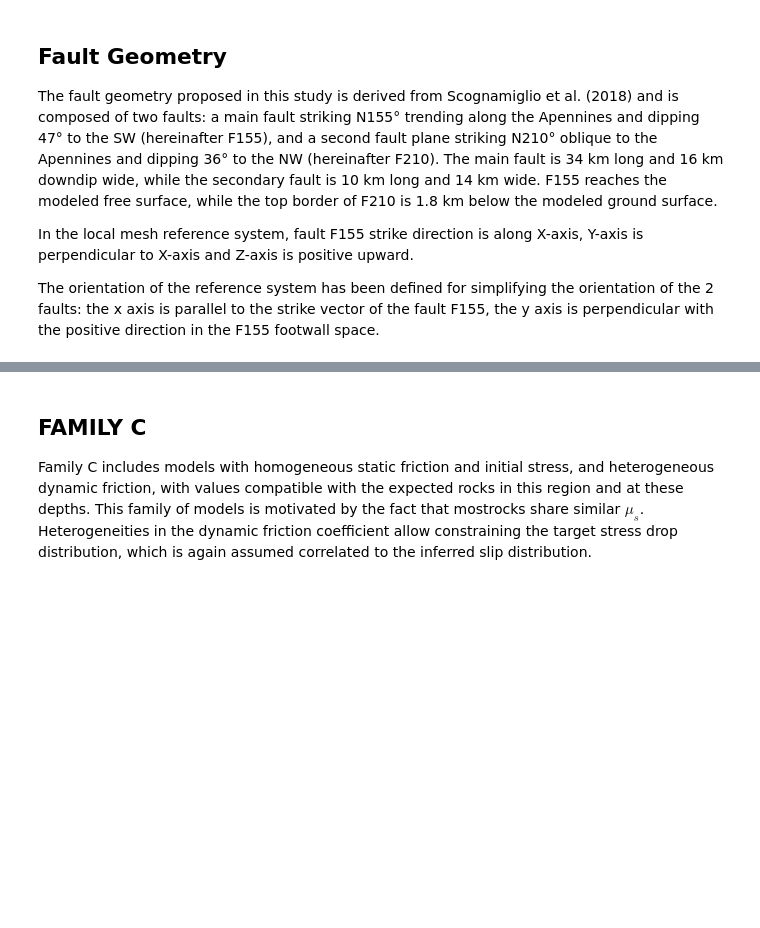
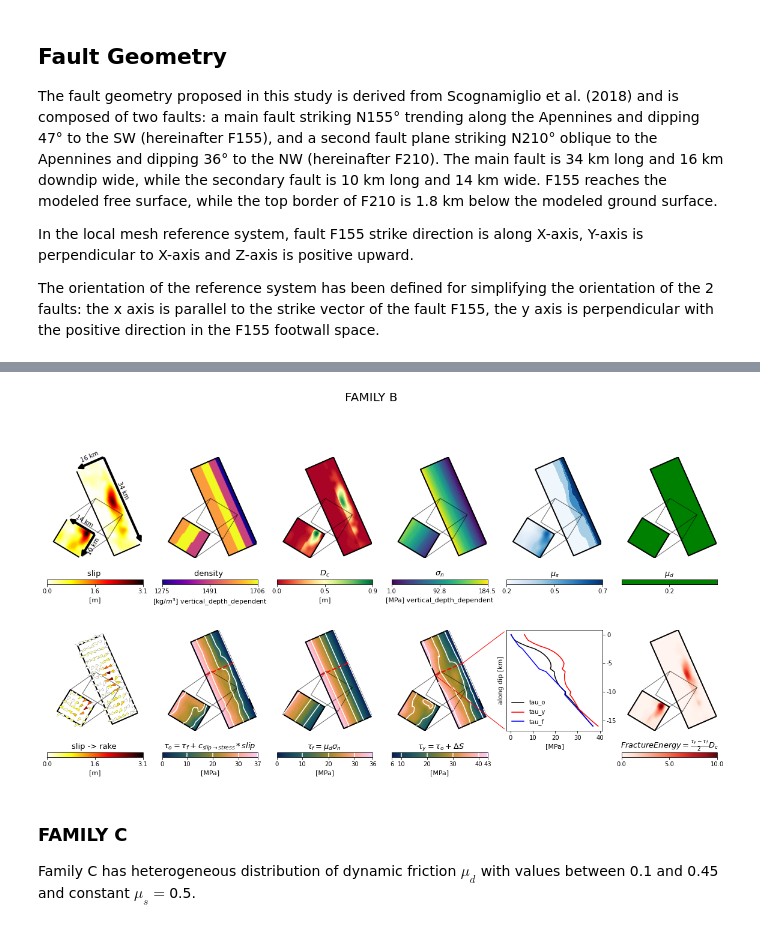
Before and after one commit to git-taufiq/NorciaMultiFault, a Jupyter notebook: FAMILIES.ipynb, the cells around one changed output, grey strips where cells are left out. Drawn from its saved outputs; the diff is of its cells as text; code cells hidden in the pictures; blank space fills up the shorter version.

Commit message:
update the notebook
finilize the figures and the parameters

```diff
--- a/FAMILIES.ipynb
+++ b/FAMILIES.ipynb
@@ -810,7 +868,7 @@ NORMAL_STRESS_b[NORMAL_STRESS_b < sn_thre] = sn_thre
 # %%
 # family B parameters
 # -------------------------
-NOME_SIMULAZIONE='B_family'
+NOME_SIMULAZIONE='Family B'
 
 # dynamic friction (𝜇𝑑), static friction (𝜇𝑠)
 # -------------------------------------------------
@@ -833,15 +891,15 @@ TAU_0_b=TAU_F_b+slip_b*SLIP_2_STRESS_FACTOR_b
 # Strengh excess  Δ𝑆  is defined as a function of the distance from the hypocenter
 # -----------------------------------------------------------------------------------------------
 # Δ𝑆 = ((𝜏𝑚𝑎𝑥𝑦−𝜏𝑚𝑖𝑛𝑦)/𝑟𝑐) ∗ 𝑟 + 𝜏𝑚𝑖𝑛𝑦  with  𝜏𝑚𝑖𝑛𝑦 = 0.1  and 𝜏𝑚𝑎𝑥𝑦 = 6
-def get_tauy(xx, yy, xxc, yyc, rr_crit=80000, tauy_min=0.1, tauy_max=6):
+def strengh_excess(xx, yy, xxc, yyc, rr_crit=8000, tauy_min=0.1, tauy_max=6):
     ffy=np.ones(xx.shape)*tauy_max
     r=np.sqrt((xx-xxc)**2+(yy-yyc)**2)
     c=r <= rr_crit
     ffy[c]=(tauy_max-tauy_min)/rr_crit*r[c]+tauy_min
     return ffy
 
-STREXCE_a=get_tauy(xv_a,zv_a,xv_a[ind_ipo],zv_a[ind_ipo])
-STREXCE_b=get_tauy(xv_b,zv_b,xv_b[ind_ipo_b],zv_b[ind_ipo_b])
+STREXCE_a=strengh_excess(xv_a,zv_a,xv_a[ind_ipo],zv_a[ind_ipo])
+STREXCE_b=strengh_excess(xv_b,zv_b,xv_b[ind_ipo_b],zv_b[ind_ipo_b])
 
 # 𝜏𝑦  is set 𝜏𝑦=𝜏𝑜+Δ𝑆
 # -------------------------
@@ -985,40 +1043,42 @@ d = plot_topview_2faults(ax, v_a, v_b, vmin, vmax, txt, cmap=cmapt,profile=True,
 i = 11
 ax1 = fig.add_subplot(irow, icol, i)
 ax1.plot(TAU_0_a[l,:],zv_a[l,:],label='tau_o',color='k')
 ax1.plot(TAU_Y_a[l,:],zv_a[l,:],label='tau_y',color='r')
 ax1.plot(TAU_F_a[l,:],zv_a[l,:],label='tau_f',color='b')
 ax1.legend(frameon=False)
 ax1.yaxis.tick_right()
 ax1.set_yticks([0,-5000,-10000,-15000])
 ax1.set_yticklabels(str(_) for _ in [0,-5,-10,-15])
 ax1.set_ylabel('along dip [km]')
 ax1.set_xlabel('[MPa]')
-norm = matplotlib.colors.Normalize(vmin=vmin, vmax=vmax)
-clb = plt.colorbar(matplotlib.cm.ScalarMappable(norm=norm, cmap=plt.cm.colors.ListedColormap(['white'])), ticks=[],
+norm = mpl.colors.Normalize(vmin=vmin, vmax=vmax)
+clb = plt.colorbar(mpl.cm.ScalarMappable(norm=norm, cmap=plt.cm.colors.ListedColormap(['white'])), ticks=[],
                            spacing='proportional', format='%.1f', orientation='horizontal')
 clb.outline.set_visible(False)
 from matplotlib.patches import ConnectionPatch
 xy=(utmx_a[l,0],utmy_a[l,0])
 xy1=(0,1)
 con = ConnectionPatch(
     xyA=xy, coordsA=ax.transData,
     xyB=xy1, coordsB=ax1.transAxes,
     arrowstyle="-", shrinkB=5,color='r')
 ax1.add_artist(con)
 xy=(utmx_a[l,-1],utmy_a[l,-1])
 xy1=(0,0)
 con = ConnectionPatch(
     xyA=xy, coordsA=ax.transData,
     xyB=xy1, coordsB=ax1.transAxes,
     arrowstyle="-", shrinkB=5,color='r')
 ax1.add_artist(con)
 
-plt.suptitle('B FAMILY')
+plt.suptitle('FAMILY B')
 plt.show()
+# %% [output]
+[figure, added]
-# %% [markdown]
-## FAMILY C
-
-Family  C  includes  models  with  homogeneous  static  friction  and  initial  stress,  and heterogeneous dynamic friction, with values compatible with the expected rocks in this region and at these depths.  This family of models is motivated by the fact that mostrocks share similar $\mu_s$.  Heterogeneities in the dynamic friction coefficient allow constraining the target stress drop distribution, which is again assumed correlated to the inferred slip distribution.
+# %% [markdown]
+### FAMILY C
+
+Family C has heterogeneous distribution of dynamic friction $\mu_{d}$ with values between 0.1 and 0.45 and constant $\mu_{s}=$0.5.
 # %%
 # family C parameters
 # -------------------------
```
Also changed, not shown: parts of 16 cells of this notebook, 3 other files.
